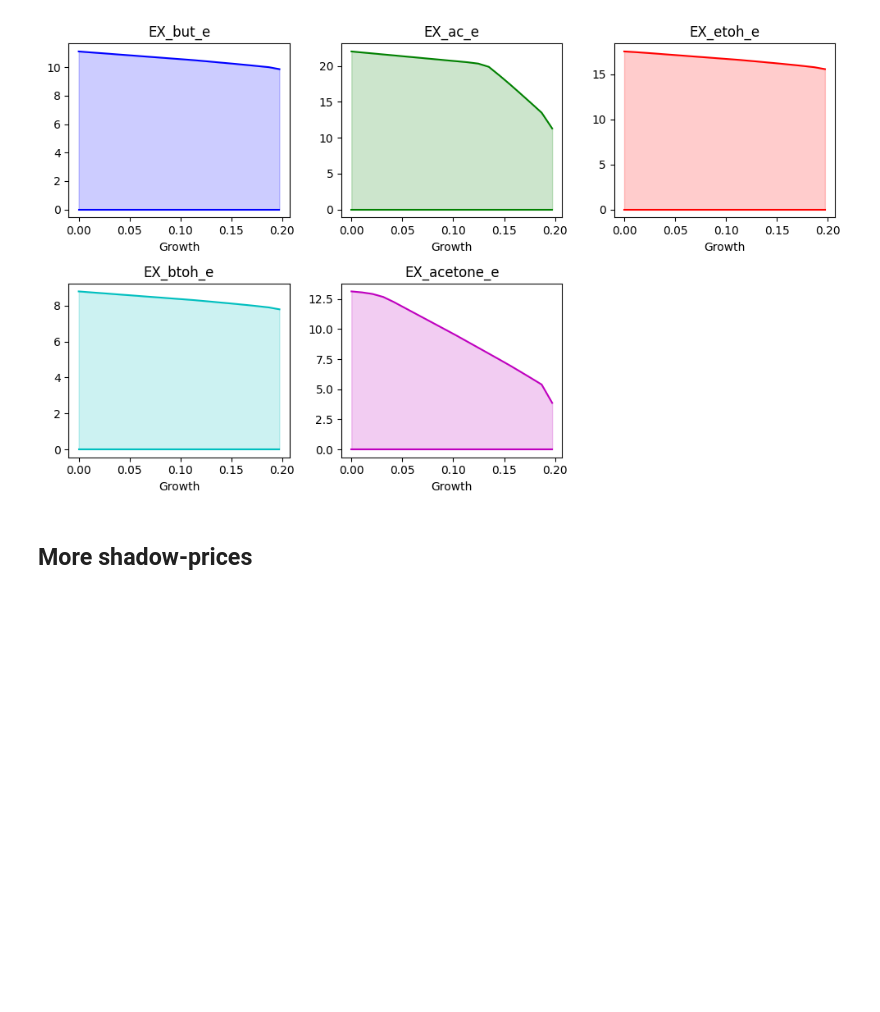
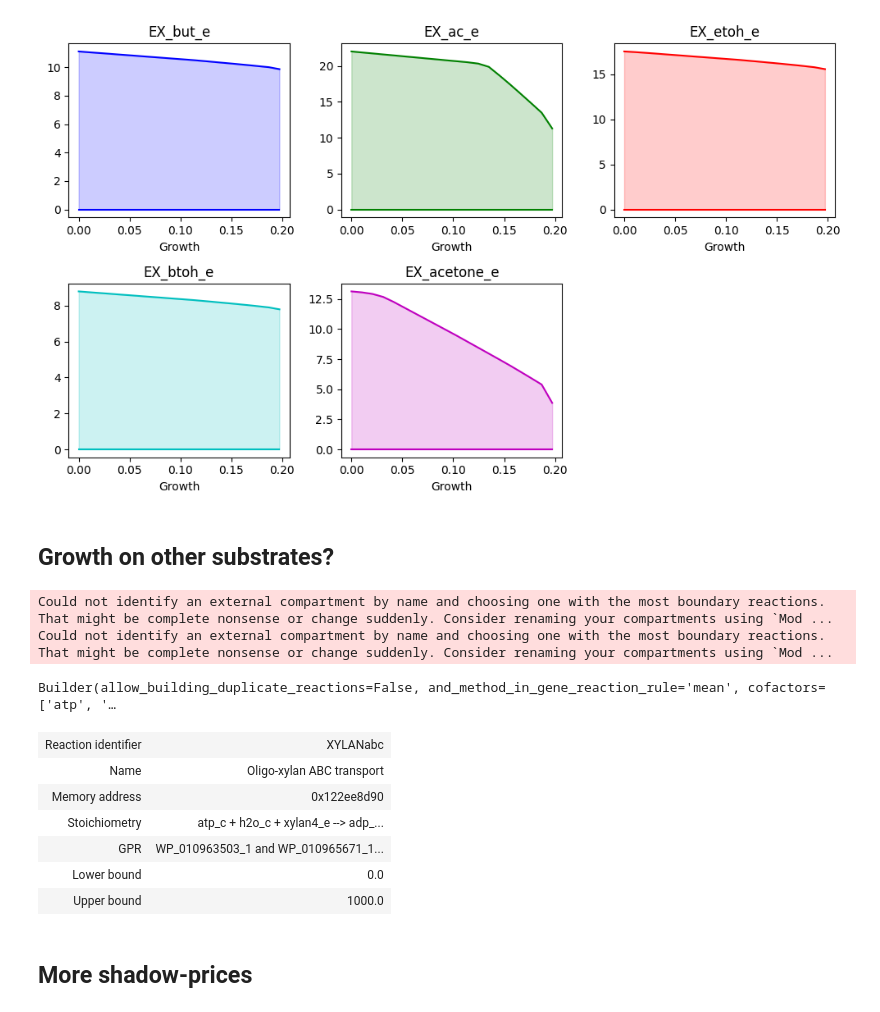
Before and after one commit to andreastallvik/BIOTBT3900, a Jupyter notebook: community_modelling/CBP_butanol/nj4_validation.ipynb, the cells around one changed output. Saved outputs shown, nothing was run; the diff lists cells and outputs as text; code cells hidden in the pictures; blank space fills up the shorter version.

```diff
--- a/community_modelling/CBP_butanol/nj4_validation.ipynb
+++ b/community_modelling/CBP_butanol/nj4_validation.ipynb
@@ -376,3 +376,18 @@ Could not identify an external compartment by name and choosing one with the mos
 Could not identify an external compartment by name and choosing one with the most boundary reactions. That might be complete nonsense or change suddenly. Consider renaming your compartments using `Mod ...
 Could not identify an external compartment by name and choosing one with the most boundary reactions. That might be complete nonsense or change suddenly. Consider renaming your compartments using `Mod ...
 [figure]
+# %% [markdown]
+## Growth on other substrates?
+# %%
+from utils import static_sim
+
+xylan_medium = static_sim.get_specific_medium(nj4, {"EX_xylan8_e": 1, "EX_xylan4_e": 1})
+
+prod_reactions = ["EX_but_e", "EX_ac_e", "EX_etoh_e", "EX_btoh_e", "EX_acetone_e"]
+
+with nj4:
+    nj4.medium = xylan_medium
+    sol = nj4.optimize()
+# %% [output]
+Could not identify an external compartment by name and choosing one with the most boundary reactions. That might be complete nonsense or change suddenly. Consider renaming your compartments using `Mod ...
+Could not identify an external compartment by name and choosing one with the most boundary reactions. That might be complete nonsense or change suddenly. Consider renaming your compartments using `Mod ...
@@ -379,3 +400,17 @@ Could not identify an external compartment by name and choosing one with the mos
+# %%
+builder_xylan
+# %% [output]
+Builder(allow_building_duplicate_reactions=False, and_method_in_gene_reaction_rule='mean', cofactors=['atp', '…
+# %%
+nj4.reactions.XYLANabc
+# %% [output]
+| Reaction identifier | XYLANabc |
+| Name | Oligo-xylan ABC transport |
+| Memory address | 0x122ee8d90 |
+| Stoichiometry | atp_c + h2o_c + xylan4_e --> adp_... |
+| GPR | WP_010963503_1 and WP_010965671_1... |
+| Lower bound | 0.0 |
+| Upper bound | 1000.0 |
 # %% [markdown]
 ## More shadow-prices
 # %%
```
Also changed, not shown: parts of 1 cell of this notebook, 4 other files.
